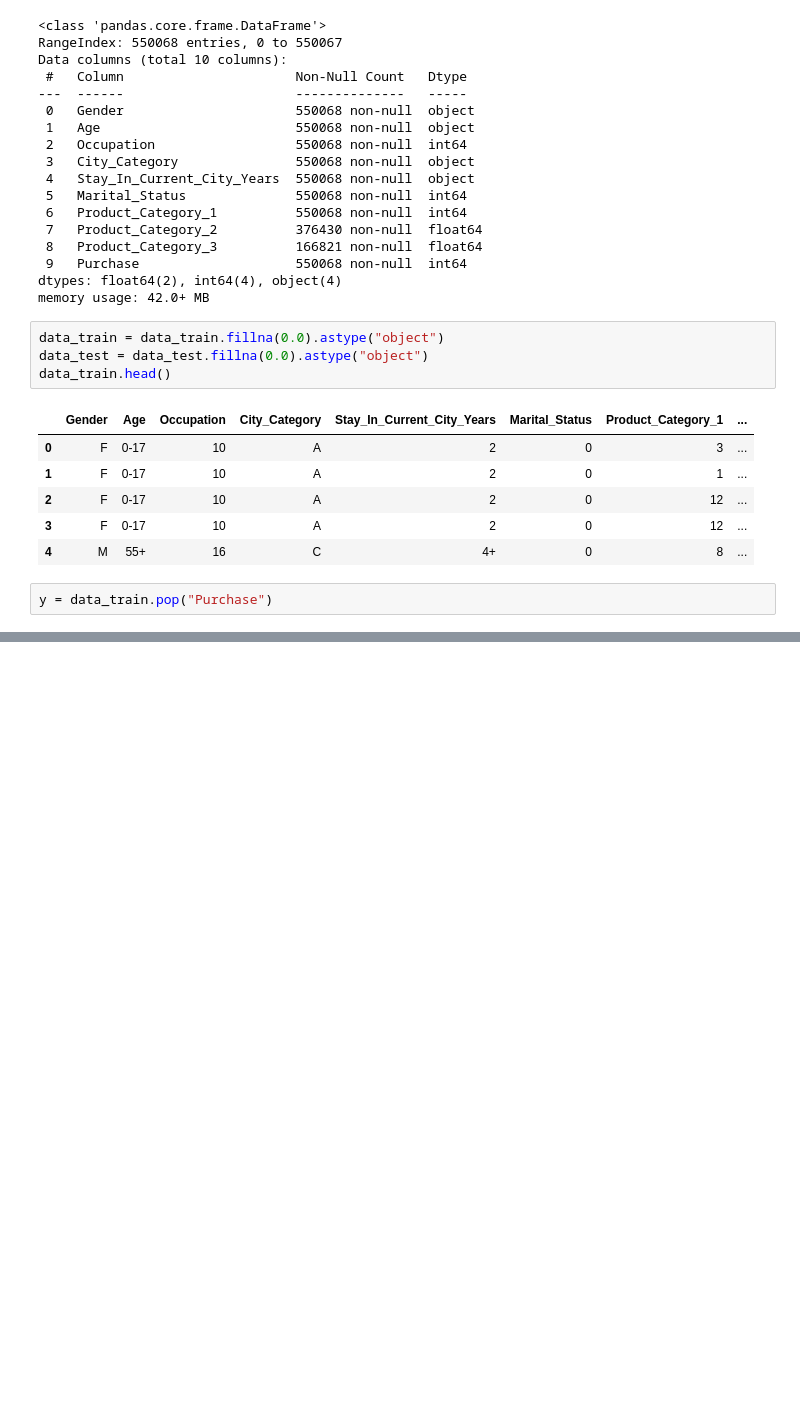
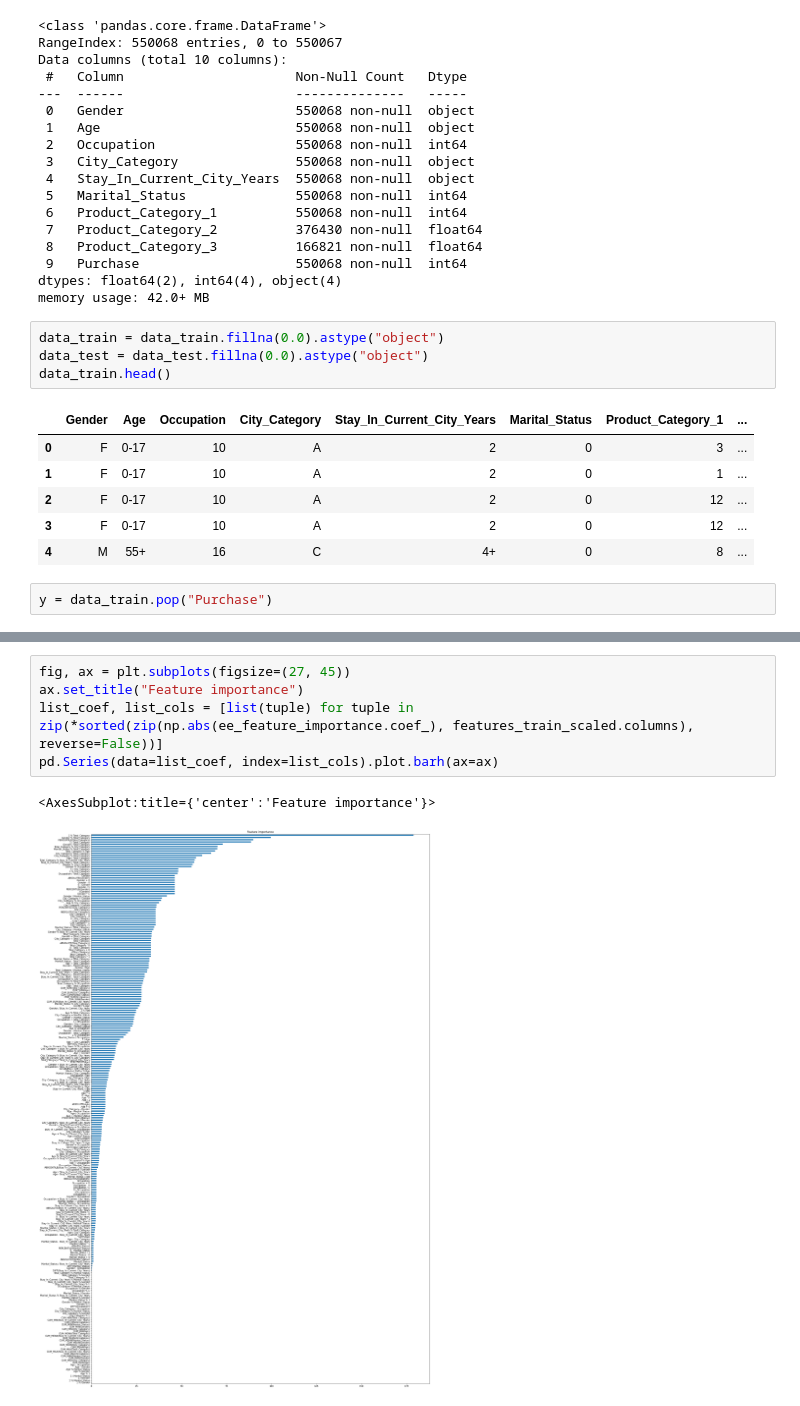
Before and after one commit to SanteriSuomi/Kaggle, a Jupyter notebook: BlackFridaySalesPrediction/BlackFridaySalesPrediction.ipynb, the cells around one changed output, grey strips where cells are left out. Cells and saved outputs as stored; diff of their text form; blank space fills up the shorter version.

```diff
--- a/BlackFridaySalesPrediction/BlackFridaySalesPrediction.ipynb
+++ b/BlackFridaySalesPrediction/BlackFridaySalesPrediction.ipynb
@@ -152,0 +253,8 @@ data_test_cleaned = data_test.drop("Age_1", axis=1)
+# %%
+fig, ax = plt.subplots(figsize=(27, 45))
+ax.set_title("Feature importance")
+list_coef, list_cols = [list(tuple) for tuple in zip(*sorted(zip(np.abs(ee_feature_importance.coef_), features_train_scaled.columns), reverse=False))]
+pd.Series(data=list_coef, index=list_cols).plot.barh(ax=ax)
+# %% [output]
+<AxesSubplot:title={'center':'Feature importance'}>
+[figure, added]
```
Also changed, not shown: parts of 32 cells of this notebook.
